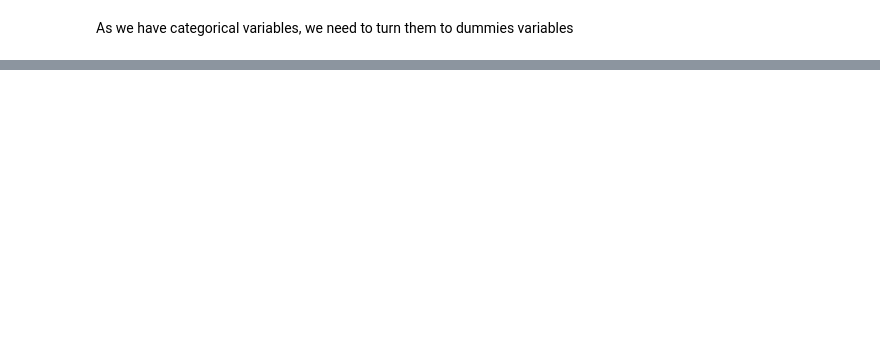
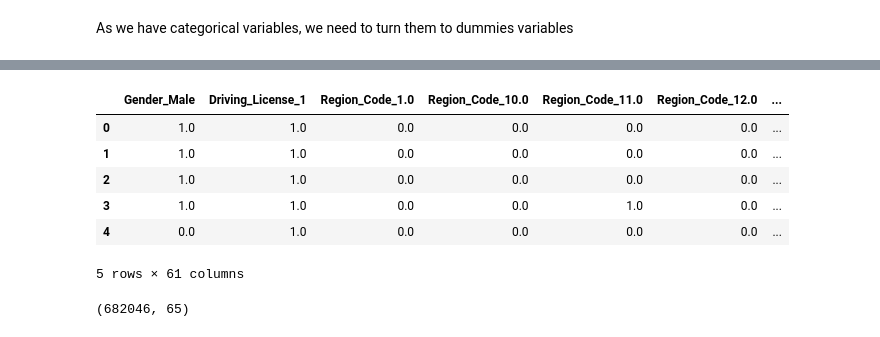
Before and after one commit to maianahmod/health_insurance, a Jupyter notebook: scripts/Data Preprocessing.ipynb, the cells around one changed output, grey strips where cells are left out. Saved outputs shown, nothing was run; the diff lists cells and outputs as text; code cells hidden in the pictures; blank space fills up the shorter version.

```diff
--- a/scripts/Data Preprocessing.ipynb
+++ b/scripts/Data Preprocessing.ipynb
@@ -92,6 +124,12 @@ data.to_csv('../documents/data_clean.csv', index=False)
 # %% [markdown]
 As we have categorical variables, we need to turn them to dummies variables
 # %%
+# ACORDARSE CAMBIAR ESTO A LAS FUNCIONES
+data['Driving_License'] = data['Driving_License'].astype(str)
+data['Region_Code'] = data['Region_Code'].astype(str)
+data['Previously_Insured'] = data['Previously_Insured'].astype(str)
+
+
 categoricals = ["Gender", "Driving_License", "Region_Code", "Previously_Insured", "Vehicle_Age", "Policy_Sales_Channel",
                ]
 
@@ -104,4 +155,17 @@ dummies = enc.transform(X).toarray()
 # %%
 dummies_df = pd.DataFrame(dummies)
 # %%
-#col_names = [categoricals[i] + '_' + enc.categories_[i] for i in range(len(categoricals))]
+col_names = [categoricals[i] + '_' + enc.categories_[i] for i in range(len(categoricals))]
+# %%
+col_names_drop_first = [sublist[i] for sublist in col_names for i in range(len(sublist)) if i != 0]
+# %%
+dummies_df.columns = col_names_drop_first
+dummies_df.head()
+# %% [output]
+|  | Gender_Male | Driving_License_1 | Region_Code_1.0 | Region_Code_10.0 | Region_Code_11.0 | Region_Code_12.0 | ... |
+| 0 | 1.0 | 1.0 | 0.0 | 0.0 | 0.0 | 0.0 | ... |
+| 1 | 1.0 | 1.0 | 0.0 | 0.0 | 0.0 | 0.0 | ... |
+| 2 | 1.0 | 1.0 | 0.0 | 0.0 | 0.0 | 0.0 | ... |
+| 3 | 1.0 | 1.0 | 0.0 | 0.0 | 1.0 | 0.0 | ... |
+| 4 | 0.0 | 1.0 | 0.0 | 0.0 | 0.0 | 0.0 | ... |
+5 rows × 61 columns
@@ -107,0 +176,4 @@ dummies_df = pd.DataFrame(dummies)
+# %%
+data_final.shape
+# %% [output]
+(682046, 65)
```
Also changed, not shown: parts of 20 cells of this notebook.
